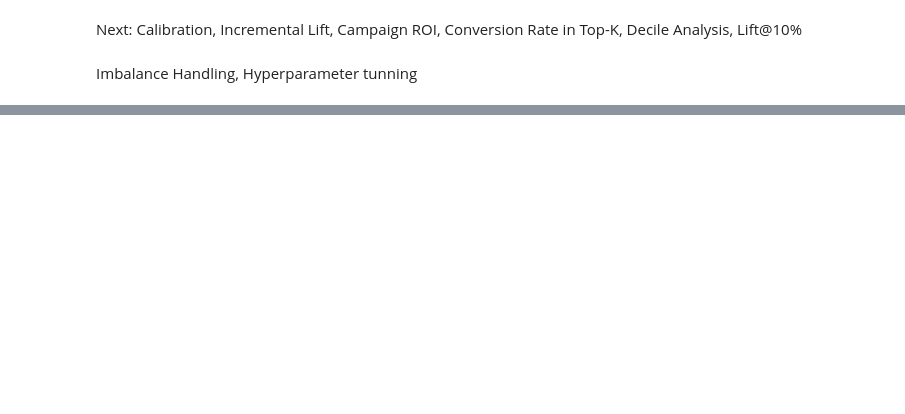
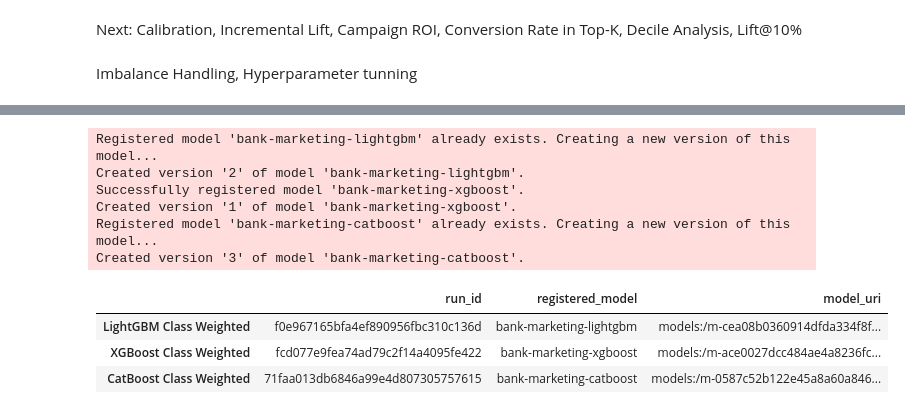
Before and after one commit to TrungNgT/Bank-marketing-Propensity-modelling, a Jupyter notebook: Bank-Marketing-Model-training.ipynb, the cells around one changed output, grey strips where cells are left out. Cells and saved outputs as stored; diff of their text form; code cells hidden in the pictures; blank space fills up the shorter version.

```diff
--- a/Bank-Marketing-Model-training.ipynb
+++ b/Bank-Marketing-Model-training.ipynb
@@ -273,0 +595,68 @@ Imbalance Handling, Hyperparameter tunning
+# %%
+# MLFLOW: register class-weighted boosters as new versions of the original models.
+import os
+import numpy as np
+import pandas as pd
+import mlflow
+import mlflow.lightgbm
+import mlflow.xgboost
+import mlflow.catboost
+from mlflow.models import infer_signature
+
+mlflow.set_tracking_uri(os.getenv("MLFLOW_TRACKING_URI", "sqlite:///mlflow.db"))
+mlflow.set_experiment("bank-marketing-propensity")
+
+weighted_registry_config = {
+    "LightGBM Class Weighted": ("bank-marketing-lightgbm", "lightgbm"),
+    "XGBoost Class Weighted": ("bank-marketing-xgboost", "xgboost"),
+    "CatBoost Class Weighted": ("bank-marketing-catboost", "catboost"),
+}
+weighted_registered_versions = {}
+input_example = X_train_processed.head(5).copy()
+
+for model_name, (registry_name, flavor) in weighted_registry_config.items():
+    model = models[model_name]
+    with mlflow.start_run(run_name=model_name) as run:
+        mlflow.set_tags({
+            "task": "binary-classification",
+            "dataset": "bank-marketing",
+            "model_name": model_name.removesuffix(" Class Weighted"),
+            "training_variant": "class_weighted",
+            "imbalance_method": "class_weighting",
+        })
+        mlflow.log_param("positive_class_weight", class_weight_ratios[model_name])
+        mlflow.log_params({
+            key: str(value)[:500] for key, value in model.get_params(deep=False).items()
+            if key not in {"scale_pos_weight", "class_weights"}
+        })
+        metrics = {
+            **{f"cv_{key}": value for key, value in cv_results[model_name].items()},
+            **{f"test_{key}": value for key, value in test_results[model_name].items()},
+        }
+        mlflow.log_metrics({key: float(value) for key, value in metrics.items() if np.isfinite(value)})
+        signature = infer_signature(input_example, model.predict(input_example))
+        log_args = dict(name="model", signature=signature, input_example=input_example, registered_model_name=registry_name)
+        if flavor == "lightgbm":
+            model_info = mlflow.lightgbm.log_model(lgb_model=model, **log_args)
+        elif flavor == "xgboost":
+            model_info = mlflow.xgboost.log_model(xgb_model=model, **log_args)
+        else:
+            model_info = mlflow.catboost.log_model(cb_model=model, **log_args)
+        weighted_registered_versions[model_name] = {
+            "run_id": run.info.run_id,
+            "registered_model": registry_name,
+            "model_uri": model_info.model_uri,
+        }
+
+pd.DataFrame.from_dict(weighted_registered_versions, orient="index")
+# %% [output]
+Registered model 'bank-marketing-lightgbm' already exists. Creating a new version of this model...
+Created version '2' of model 'bank-marketing-lightgbm'.
+Successfully registered model 'bank-marketing-xgboost'.
+Created version '1' of model 'bank-marketing-xgboost'.
+Registered model 'bank-marketing-catboost' already exists. Creating a new version of this model...
+Created version '3' of model 'bank-marketing-catboost'.
+|  | run_id | registered_model | model_uri |
+| LightGBM Class Weighted | f0e967165bfa4ef890956fbc310c136d | bank-marketing-lightgbm | models:/m-cea08b0360914dfda334f8f... |
+| XGBoost Class Weighted | fcd077e9fea74ad79c2f14a4095fe422 | bank-marketing-xgboost | models:/m-ace0027dcc484ae4a8236fc... |
+| CatBoost Class Weighted | 71faa013db6846a99e4d807305757615 | bank-marketing-catboost | models:/m-0587c52b122e45a8a60a846... |
```
Also changed, not shown: parts of 8 cells of this notebook, 2 other files.
